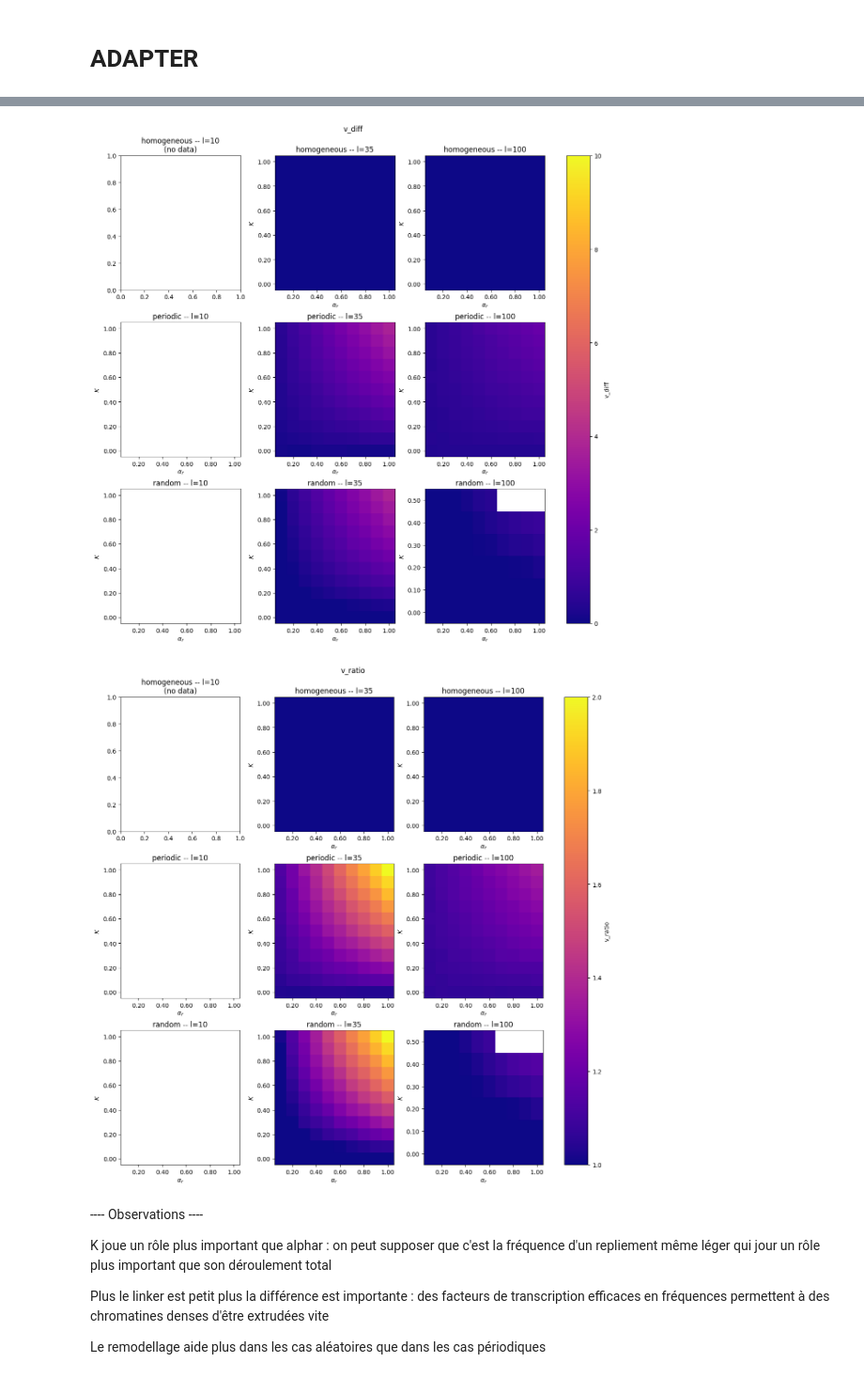
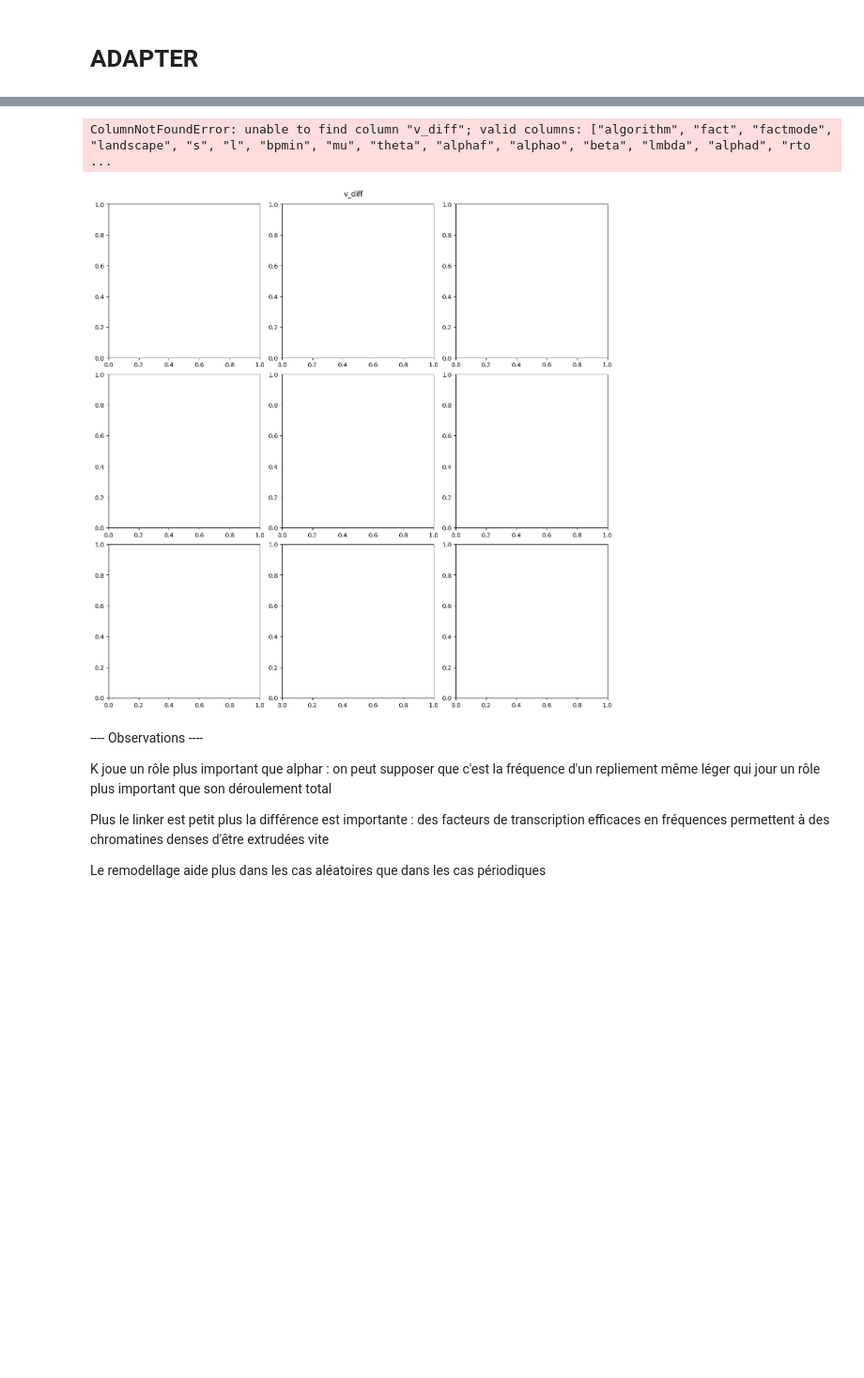
Before and after one commit to npelletbossot/Workspace, a Jupyter notebook: notebooks/work/fact.ipynb, the cells around one changed output, grey strips where cells are left out. Shown at 94% size. Saved outputs shown, nothing was run; the diff lists cells and outputs as text; code cells hidden in the pictures; blank space fills up the shorter version.

```diff
--- a/notebooks/work/fact.ipynb
+++ b/notebooks/work/fact.ipynb
@@ -21,7 +22,7 @@ params_single = {
     "fact"      : True,
     "factmode"  : "passive_full",
     # "destroy"   : False,
-    "landscape" : "random",
+    "landscape" : "homogeneous",
     "s"         : 35,
     "l"         : 35,
     "bpmin"     : 0,
@@ -371,7 +353,7 @@ linestyles = {
     ls_sorted[2]: ":",
 }
 
-def plot_vmean_vs_alphar(df_all, factmode, K, title):
+def plot_vmean_vs_alphar(df_all, value, factmode, K, title):
     plt.figure(figsize=(8, 6))
     plt.title(title)
 
@@ -387,11 +369,11 @@ def plot_vmean_vs_alphar(df_all, factmode, K, title):
         if df_data.height == 0:
             continue
 
-        alphar = df_data["alphar"].to_numpy()
-        v_mean = df_data["v_mean"].to_numpy()
+        alphar  = df_data["alphar"].to_numpy()
+        to_plot = df_data[value].to_numpy()
 
         plt.plot(
-            alphar, v_mean,
+            alphar, to_plot,
             color     = landscape_colors[landscape],
             linestyle = linestyles[l],
             marker    = "o",
@@ -400,14 +382,15 @@ def plot_vmean_vs_alphar(df_all, factmode, K, title):
 
     plt.xlabel(r"$\alpha_r$")
     plt.ylabel(r"$\langle v \rangle$")
-    plt.ylim([-1, 10])
+    # plt.ylim([-1, 10])
     plt.grid(True)
     plt.legend(frameon=True)
     plt.tight_layout()
     plt.show()
 
+value = "v_mean"
 factmode = "passive_full"
-plot_vmean_vs_alphar(df_all, factmode, K=0.10, title=f"factmode={factmode}, mu={mu}, theta={theta}, K=0.10")
-plot_vmean_vs_alphar(df_all, factmode, K=0.50, title=f"factmode={factmode}, mu={mu}, theta={theta}, K=0.50")
-plot_vmean_vs_alphar(df_all, factmode, K=0.90, title=f"factmode={factmode}, mu={mu}, theta={theta}, K=0.90")
+plot_vmean_vs_alphar(df_all, value=value, factmode=factmode, K=0.10, title=f"factmode={factmode}, mu={mu}, theta={theta}, K=0.10")
+plot_vmean_vs_alphar(df_all, value=value, factmode=factmode, K=0.50, title=f"factmode={factmode}, mu={mu}, theta={theta}, K=0.50")
+plot_vmean_vs_alphar(df_all, value=value, factmode=factmode, K=0.90, title=f"factmode={factmode}, mu={mu}, theta={theta}, K=0.90")
 # %% [output]
@@ -483,6 +466,8 @@ def plot_single_heatmap(
             vmin, vmax = 0, 50
         elif value == "vc_med":
             vmin, vmax = 0, 1
+        elif value =="wf":
+            vmin, vmax = 0, 1
         else:
             vmin, vmax = None, None
 
@@ -539,7 +524,7 @@ params_sim = checking_parameters(df_all)
 print(params_sim)
 
 # ── Visualisations ───────────────────────────────────────────────────────────
-for value in ["v_mean", "vc_mean", "vc_med"]:
+for value in ["v_mean", "vc_mean", "vc_med", "wf"]:
     plot_heatmaps(df_all, value)
 # %% [output]
 ['algorithm', 'fact', 'factmode', 'landscape', 's', 'l', 'bpmin', 'mu', 'theta', 'alphaf', 'alphao', 'beta', 'lmbda', 'alphad', 'rtot_capt', 'rtot_rest', 'alphar', 'K', 'ktot', 'kB', 'kU', 'c_linker', ...
@@ -633,36 +619,36 @@ def plot_single_heatmap(
         vmin, vmax = -2, 2
         label = rf"$\log_2({value})$"
     else:
         label = value
 
     # 4) Plot
     c = ax.pcolormesh(X_grid, Y_grid, Z2D, cmap=cmap, shading="auto", vmin=vmin, vmax=vmax)
     ax.set_title(f"{landscape} -- l={l}")
     ax.set_xlabel(r"$\alpha_r$")
     ax.set_ylabel(r"$K$")
     ax.xaxis.set_major_formatter(mticker.FormatStrFormatter('%.2f'))
     ax.yaxis.set_major_formatter(mticker.FormatStrFormatter('%.2f'))
     return c
 
 
 
-for value, vmin, vmax in [("v_mean", 0, 20), ("v_diff", -10, 10), ("v_ratio", 0, 3)]:
+for value, vmin, vmax in [("v_mean", 0, 20), ("v_diff", -10, 10), ("v_ratio", 0, 3), ("wf", 0, 1)]:
 
     n_rows = len(landscapes)
     n_cols = len(ls)
     fig, axes = plt.subplots(n_rows, n_cols, figsize=(4*n_cols, 4*n_rows), constrained_layout=True)
     axes_flat = axes.flatten() if axes.ndim > 1 else axes
     plt.suptitle(value)
 
     for ax, (landscape, l) in zip(axes_flat, product(landscapes, ls)):
         c = plot_single_heatmap(df_all, landscape, l, value, ax, vmin=vmin, vmax=vmax)
 
     fig.colorbar(c, ax=axes_flat, orientation='vertical', label=value)
     plt.show()
 # %% [output]
 [figure]
+ColumnNotFoundError: unable to find column "v_diff"; valid columns: ["algorithm", "fact", "factmode", "landscape", "s", "l", "bpmin", "mu", "theta", "alphaf", "alphao", "beta", "lmbda", "alphad", "rto ...
-[figure, old version]
+[figure, new version]
-[figure, removed]
 # %% [markdown]
 ---- Observations ----
 
```
Also changed, not shown: parts of 7 cells of this notebook, 1 other file.
